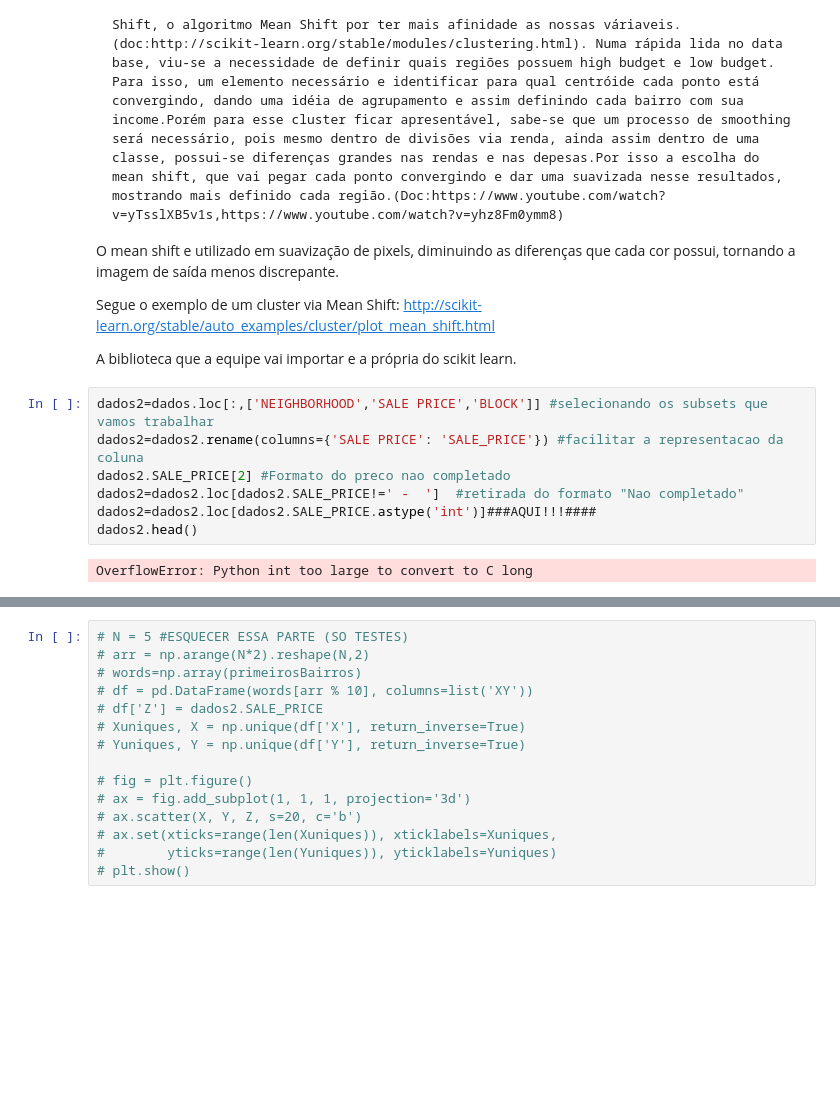
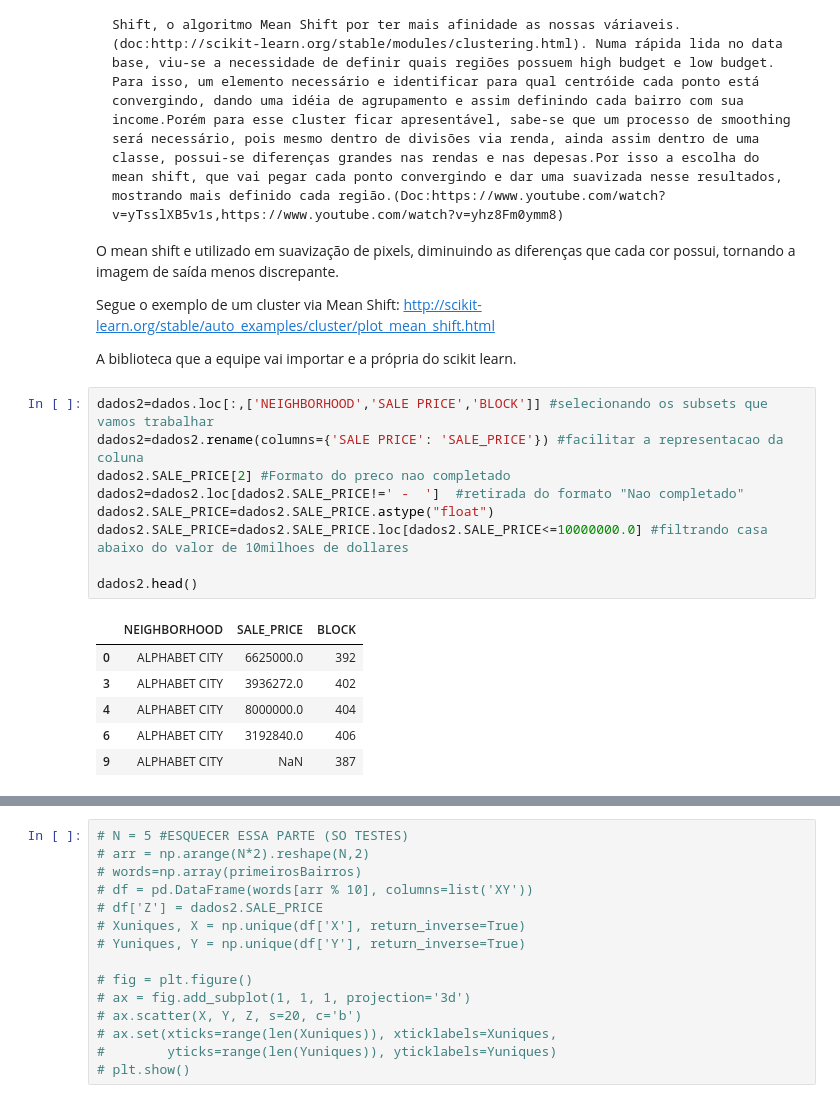
Before and after one commit to AntonioAndraues/Pj3_Ciencia_dos_Dados, a Jupyter notebook: Projeto+3+ (1).ipynb, the cells around one changed output, grey strips where cells are left out. Saved outputs shown, nothing was run; the diff lists cells and outputs as text; blank space fills up the shorter version.

```diff
--- a/Projeto+3+ (1).ipynb
+++ b/Projeto+3+ (1).ipynb
@@ -50,12 +50,19 @@ dados
 # %%
 dados2=dados.loc[:,['NEIGHBORHOOD','SALE PRICE','BLOCK']] #selecionando os subsets que vamos trabalhar
 dados2=dados2.rename(columns={'SALE PRICE': 'SALE_PRICE'}) #facilitar a representacao da coluna
 dados2.SALE_PRICE[2] #Formato do preco nao completado
 dados2=dados2.loc[dados2.SALE_PRICE!=' -  ']  #retirada do formato "Nao completado"
-dados2=dados2.loc[dados2.SALE_PRICE.astype('int')]###AQUI!!!####
+dados2.SALE_PRICE=dados2.SALE_PRICE.astype("float")
+dados2.SALE_PRICE=dados2.SALE_PRICE.loc[dados2.SALE_PRICE<=10000000.0] #filtrando casa abaixo do valor de 10milhoes de dollares
+
 dados2.head()
 # %% [output]
-OverflowError: Python int too large to convert to C long
+|  | NEIGHBORHOOD | SALE_PRICE | BLOCK |
+| 0 | ALPHABET CITY | 6625000.0 | 392 |
+| 3 | ALPHABET CITY | 3936272.0 | 402 |
+| 4 | ALPHABET CITY | 8000000.0 | 404 |
+| 6 | ALPHABET CITY | 3192840.0 | 406 |
+| 9 | ALPHABET CITY | NaN | 387 |
 # %%
 n=4  #numeros de bairros
 bairros = dados2.NEIGHBORHOOD[~dados2.NEIGHBORHOOD.duplicated(keep='first')] #Nomes de todos os bairros uma unica vez
```
Also changed, not shown: parts of 13 cells of this notebook.
